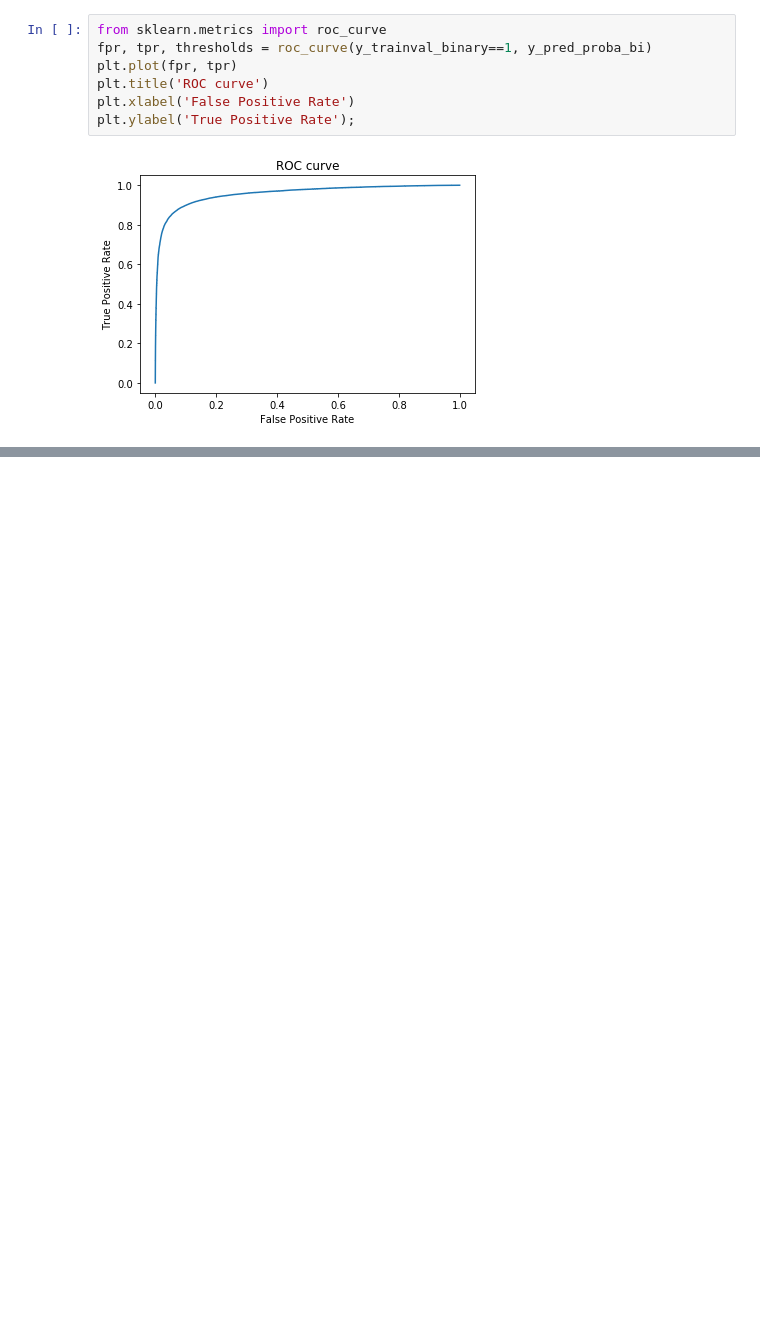
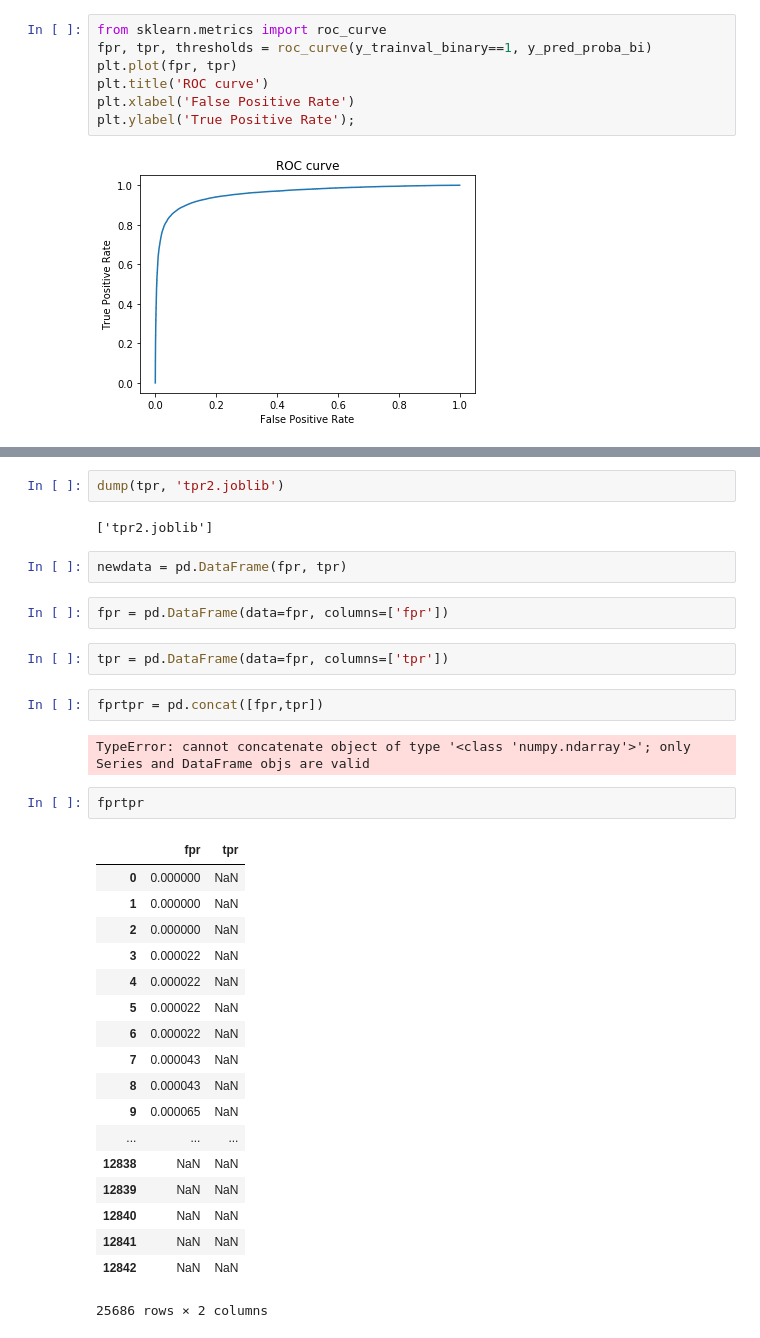
Before and after one commit to nchibana/twitter-speech-classifier, a Jupyter notebook: notebooks/Unit 2 Predictive Model Project - Final.ipynb, the cells around one changed output, grey strips where cells are left out. Saved outputs shown, nothing was run; the diff lists cells and outputs as text; blank space fills up the shorter version.

```diff
--- a/notebooks/Unit 2 Predictive Model Project - Final.ipynb
+++ b/notebooks/Unit 2 Predictive Model Project - Final.ipynb
@@ -755,0 +808,35 @@ plt.ylabel('True Positive Rate');
+# %%
+dump(tpr, 'tpr2.joblib')
+# %% [output]
+['tpr2.joblib']
+# %%
+newdata = pd.DataFrame(fpr, tpr)
+# %%
+fpr = pd.DataFrame(data=fpr, columns=['fpr'])
+# %%
+tpr = pd.DataFrame(data=fpr, columns=['tpr'])
+# %%
+fprtpr = pd.concat([fpr,tpr])
+# %% [output]
+TypeError: cannot concatenate object of type '<class 'numpy.ndarray'>'; only Series and DataFrame objs are valid
+# %%
+fprtpr
+# %% [output]
+|  | fpr | tpr |
+| 0 | 0.000000 | NaN |
+| 1 | 0.000000 | NaN |
+| 2 | 0.000000 | NaN |
+| 3 | 0.000022 | NaN |
+| 4 | 0.000022 | NaN |
+| 5 | 0.000022 | NaN |
+| 6 | 0.000022 | NaN |
+| 7 | 0.000043 | NaN |
+| 8 | 0.000043 | NaN |
+| 9 | 0.000065 | NaN |
+| ... | ... | ... |
+| 12838 | NaN | NaN |
+| 12839 | NaN | NaN |
+| 12840 | NaN | NaN |
+| 12841 | NaN | NaN |
+| 12842 | NaN | NaN |
+25686 rows × 2 columns
```
Also changed, not shown: parts of 12 cells of this notebook, 11 other files.
